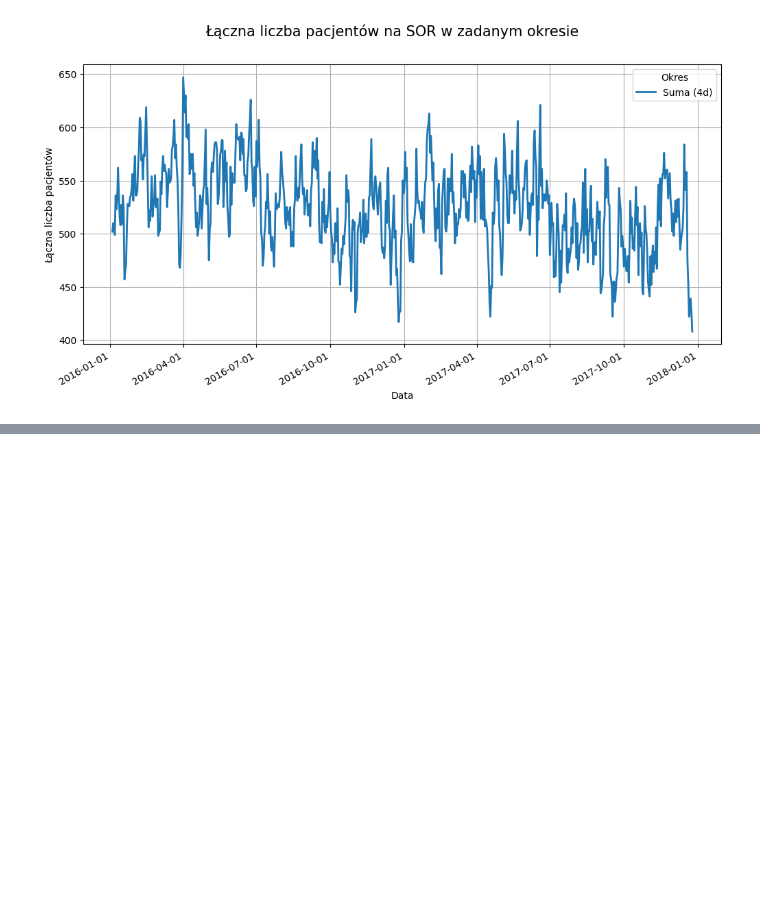
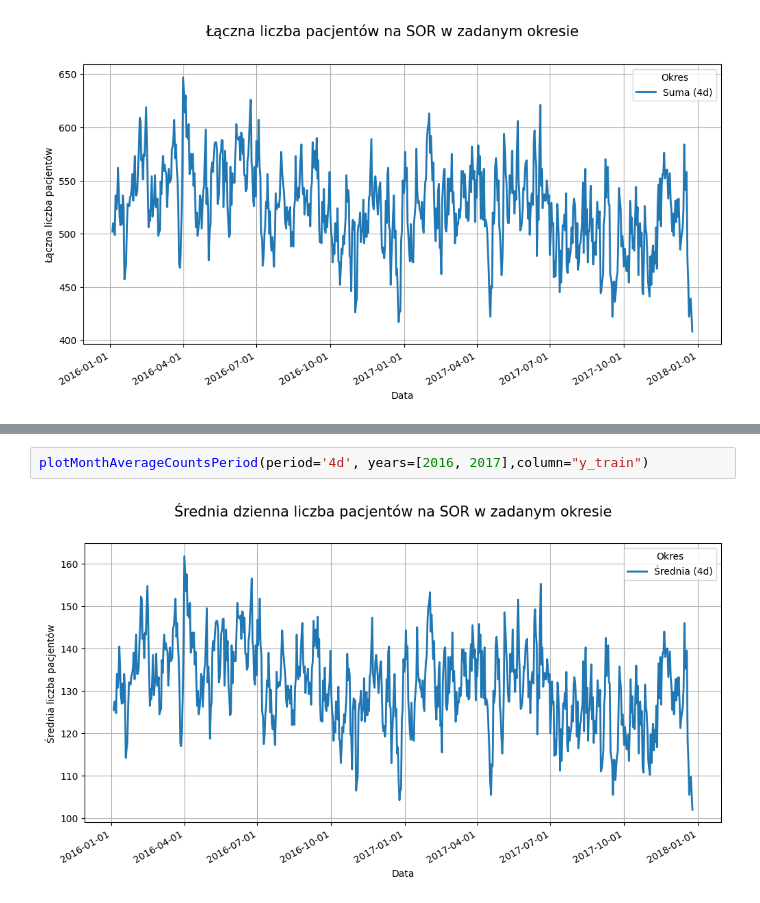
Before and after one commit to Nekq1601/Jupyter_SOR, a Jupyter notebook: Praktyki_SOR.ipynb, the cells around one changed output, grey strips where cells are left out. Saved outputs shown, nothing was run; the diff lists cells and outputs as text; blank space fills up the shorter version.

```diff
--- a/Praktyki_SOR.ipynb
+++ b/Praktyki_SOR.ipynb
@@ -193,0 +248,4 @@ plotMonthSumCountsPeriod(period='4d', years=[2016, 2017],column="y_train")
+# %%
+plotMonthAverageCountsPeriod(period='4d', years=[2016, 2017],column="y_train")
+# %% [output]
+[figure, added]
```
Also changed, not shown: parts of 3 cells of this notebook.
